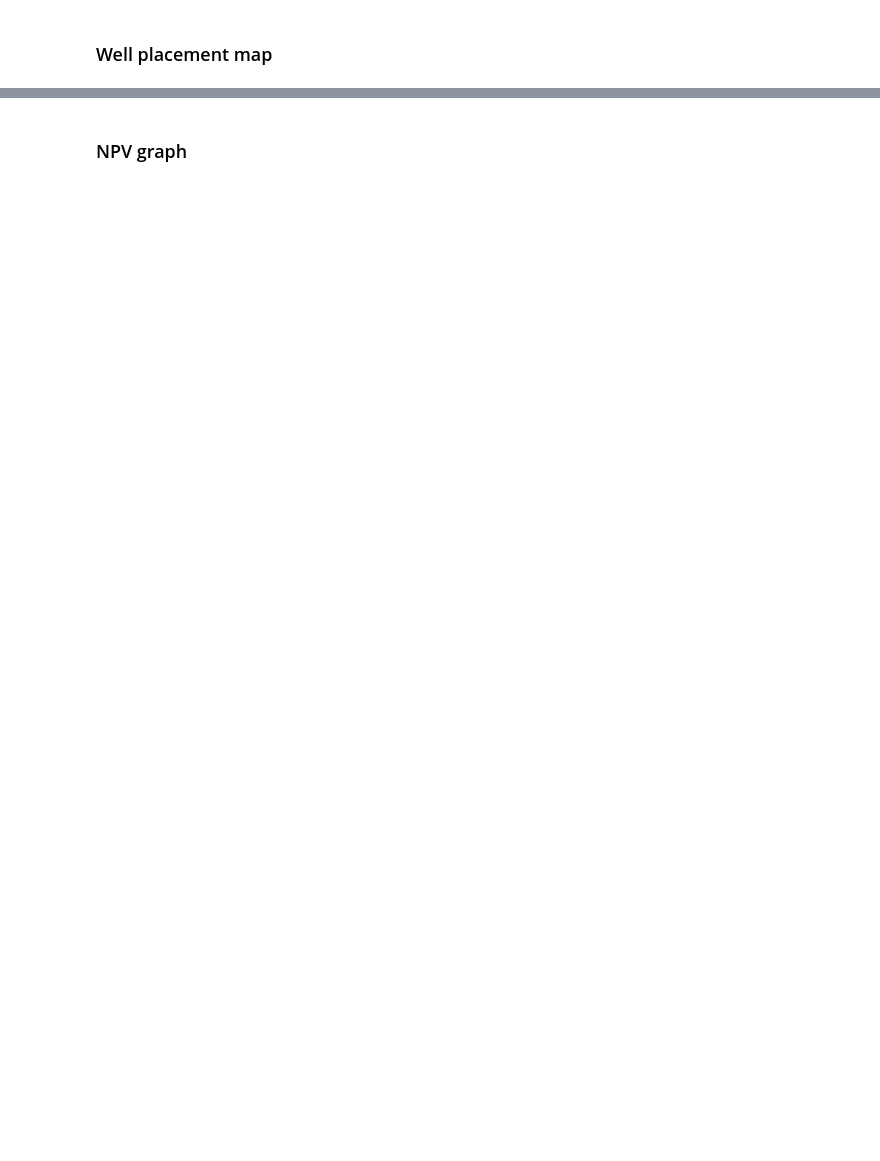
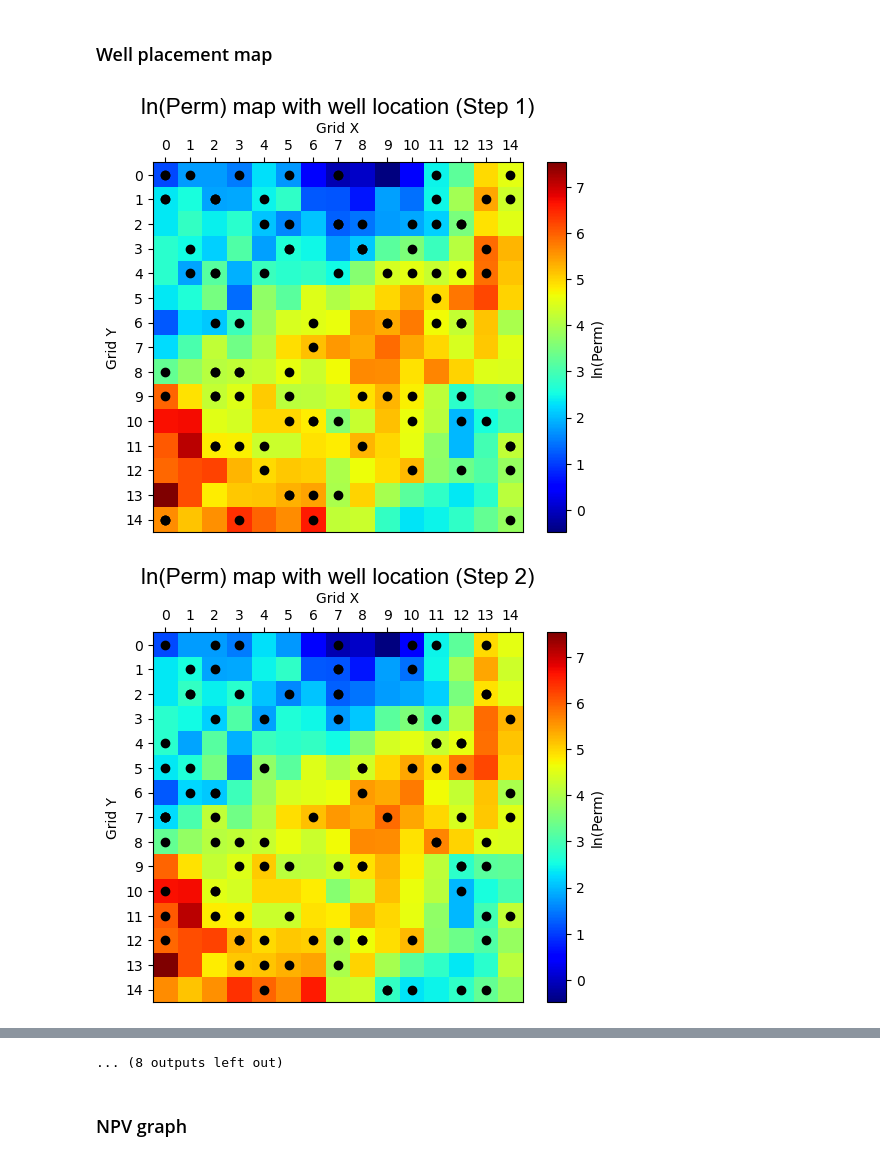
Before and after one commit to kim4753062/2D_15-by-15_DQN, a Jupyter notebook: Visualization.ipynb, the cells around one changed output, grey strips where cells are left out. Cells and saved outputs as stored; diff of their text form; code cells hidden in the pictures; blank space fills up the shorter version.

```diff
--- a/Visualization.ipynb
+++ b/Visualization.ipynb
@@ -126,0 +104,55 @@ plt.show()
+# %%
+# Read permeability map
+perm_field = []
+
+with open(os.path.join(args.basicfilepath, args.perm_filename + ".DATA"), 'r') as file_read:
+    lines = file_read.readlines()
+    for line_num in range(args.gridnum_x * args.gridnum_y):
+        perm_field.append(float(lines[line_num + 1]))
+
+well_placement_dict = {}
+
+for step_num in range(1, args.max_iteration+1):
+    for sample_num in range(1, args.sample_num_per_iter+1):
+        well_loc_list = []
+        # Read Well placement of each sample
+        with open(os.path.join(args.simulation_directory, f"Step{step_num}_Sample{sample_num}", f"{args.well_filename}_Sam{sample_num}_Seq{args.total_well_num_max}.DATA")) as file_read:
+            line = file_read.readline()
+            for time_step in range(0, args.total_well_num_max):
+                line = file_read.readline()
+                line = file_read.readline()
+                line_list = [element.strip() for element in line.split()]
+                well_loc = (int(line_list[2]), int(line_list[3]))
+                well_loc_list.append(well_loc)
+                if time_step == args.total_well_num_max - 1:
+                    break
+                while not line.startswith("--WELL"):
+                    line = file_read.readline()
+        # Save Well placement at dictionary [Key: Step{}_Sample{}, Value: list[well_loc -> tuple]]
+        well_placement_dict[f'Step{step_num}_Sample{sample_num}'] = well_loc_list
+
+
+# Draw well placement map at each Step
+for step_num in range(1, args.max_iteration+1):
+    list_x = []
+    list_y = []
+
+    for sample_num in range(1, args.sample_num_per_iter+1):
+        for well_location in range(len(well_placement_dict[f'Step{step_num}_Sample{sample_num}'])):
+            list_x.append(well_placement_dict[f'Step{step_num}_Sample{sample_num}'][well_location][0]-1) # Grid index: 0~(nx-1)
+            list_y.append(well_placement_dict[f'Step{step_num}_Sample{sample_num}'][well_location][1]-1) # Grid index: 0~(ny-1)
+    plt.scatter(list_x, list_y, c='k')
+    plt.imshow(np.log(np.array(perm_field)).reshape(15,15), cmap='jet')
+    cbar = plt.colorbar()
+    cbar.ax.set_ylabel("ln(Perm)")
+    plt.gca().xaxis.tick_top()
+    plt.gca().set_xticks(range(0, 15))
+    plt.gca().set_xlabel("Grid X", loc='center')
+    plt.gca().xaxis.set_label_position('top')
+    plt.gca().set_yticks(range(0, 15))
+    plt.gca().set_ylabel("Grid Y")
+    plt.gca().set_title(f"ln(Perm) map with well location (Step {step_num})", font="Arial", fontsize=16)
+    plt.show()
+# %% [output]
+[figure, added]
+[figure, added]
@@ -127,2 +169,3 @@ plt.show()
+... (8 outputs left out)
 # %% [markdown]
 ### NPV graph
```
Also changed, not shown: parts of 4 cells of this notebook.
